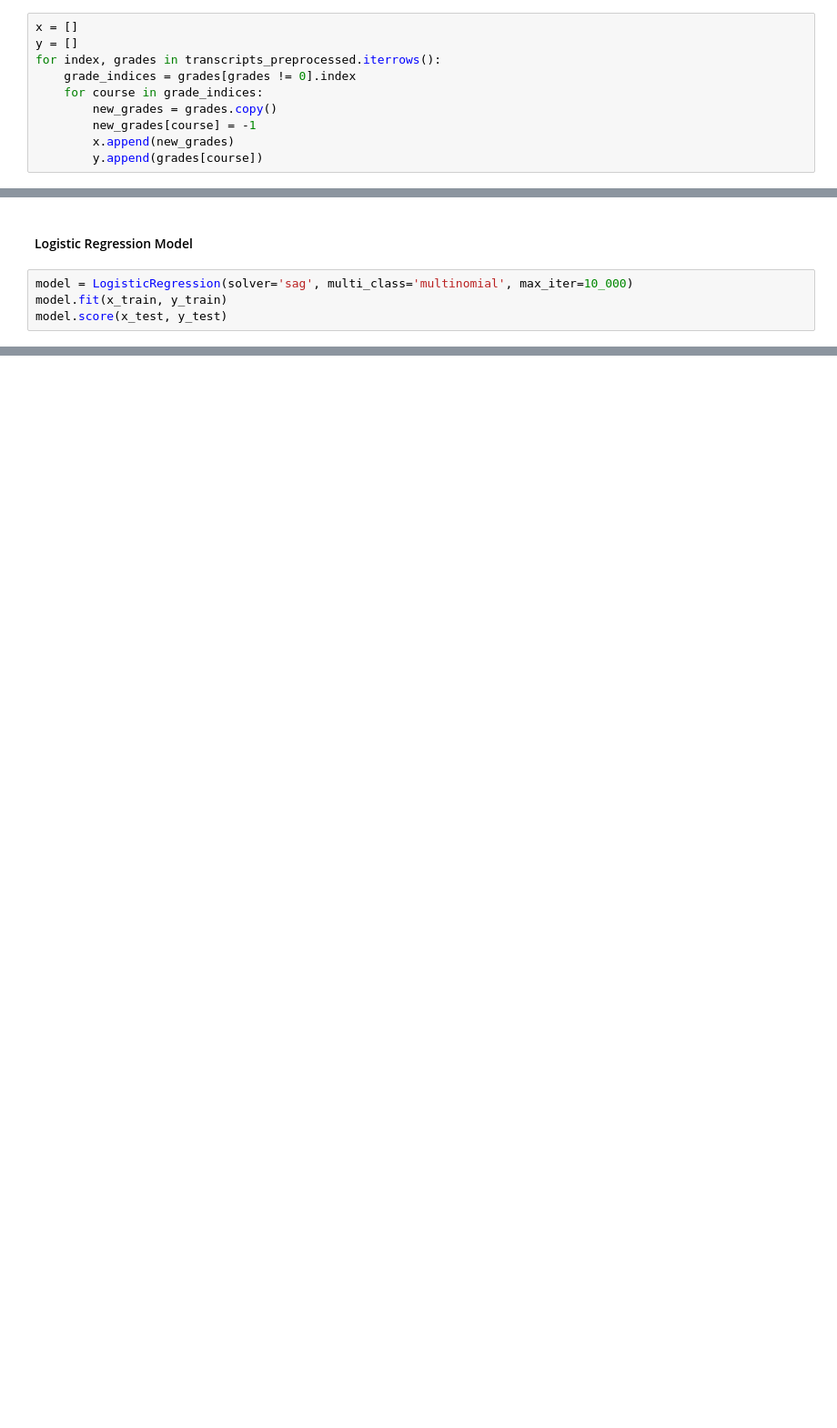
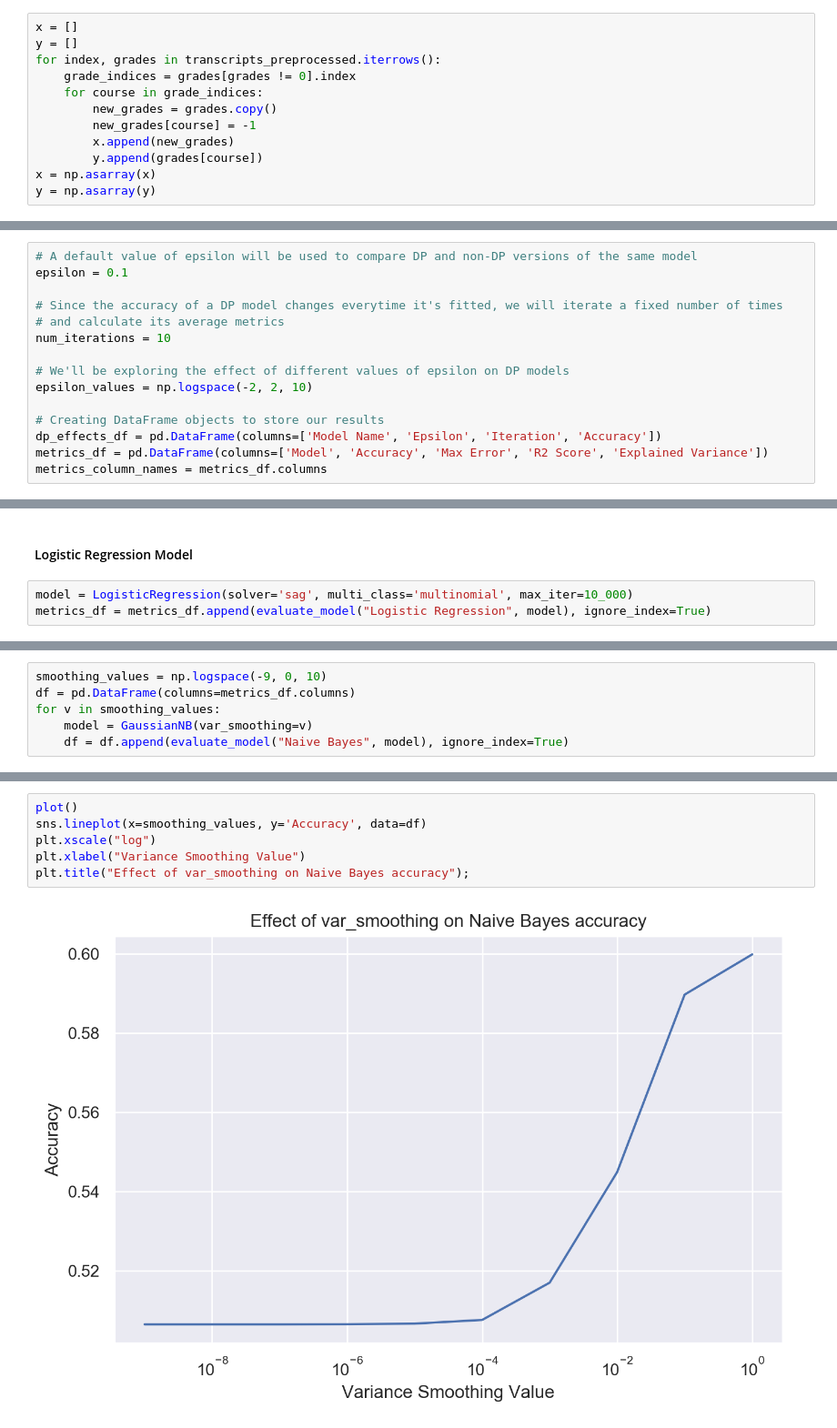
Before and after one commit to mishra-swati/CS784-Project, a Jupyter notebook: models.ipynb, the cells around one changed output, grey strips where cells are left out. Shown: that part at 91% size. Saved outputs shown, nothing was run; the diff lists cells and outputs as text; blank space fills up the shorter version.

```diff
--- a/models.ipynb
+++ b/models.ipynb
@@ -185,6 +222,8 @@ for index, grades in transcripts_preprocessed.iterrows():
         new_grades[course] = -1
         x.append(new_grades)
         y.append(grades[course])
+x = np.asarray(x)
+y = np.asarray(y)
 # %% [markdown]
 Creating training and testing sets for approach 3:
 # %%
@@ -191,0 +233,15 @@ x_train, x_test, y_train, y_test = train_test_split(x, y)
+# %%
+# A default value of epsilon will be used to compare DP and non-DP versions of the same model
+epsilon = 0.1
+
+# Since the accuracy of a DP model changes everytime it's fitted, we will iterate a fixed number of times
+# and calculate its average metrics
+num_iterations = 10
+
+# We'll be exploring the effect of different values of epsilon on DP models
+epsilon_values = np.logspace(-2, 2, 10)
+
+# Creating DataFrame objects to store our results
+dp_effects_df = pd.DataFrame(columns=['Model Name', 'Epsilon', 'Iteration', 'Accuracy'])
+metrics_df = pd.DataFrame(columns=['Model', 'Accuracy', 'Max Error', 'R2 Score', 'Explained Variance'])
+metrics_column_names = metrics_df.columns
@@ -193,6 +306,5 @@ x_train, x_test, y_train, y_test = train_test_split(x, y)
 #### Logistic Regression Model
 # %%
 model = LogisticRegression(solver='sag', multi_class='multinomial', max_iter=10_000)
-model.fit(x_train, y_train)
-model.score(x_test, y_test)
+metrics_df = metrics_df.append(evaluate_model("Logistic Regression", model), ignore_index=True)
 # %% [output]
@@ -211,0 +315,6 @@ calculate_accuracy(model, x_test, y_test)
+# %%
+smoothing_values = np.logspace(-9, 0, 10)
+df = pd.DataFrame(columns=metrics_df.columns)
+for v in smoothing_values:
+    model = GaussianNB(var_smoothing=v)
+    df = df.append(evaluate_model("Naive Bayes", model), ignore_index=True)
@@ -211,0 +332,8 @@ calculate_accuracy(model, x_test, y_test)
+# %%
+plot()
+sns.lineplot(x=smoothing_values, y='Accuracy', data=df)
+plt.xscale("log")
+plt.xlabel("Variance Smoothing Value")
+plt.title("Effect of var_smoothing on Naive Bayes accuracy");
+# %% [output]
+[figure, added]
```
Also changed, not shown: parts of 53 cells of this notebook, 2 other files.
